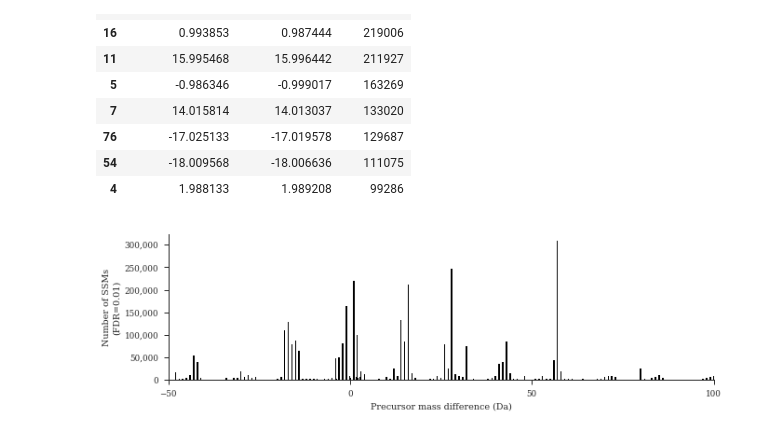
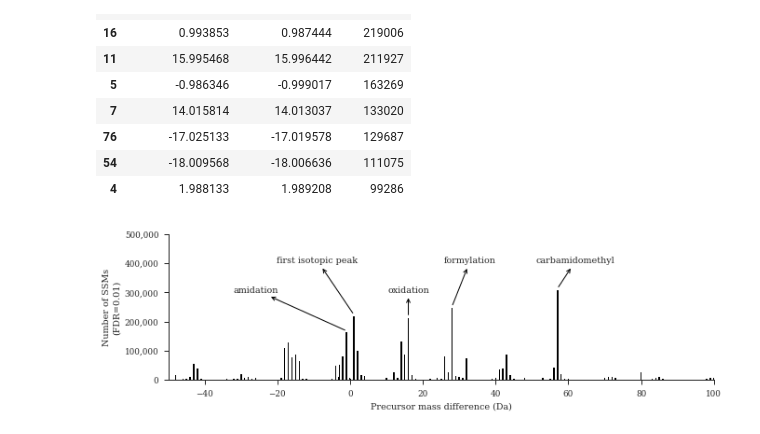
Before and after one commit to bittremieux/ANN-SoLo, a Jupyter notebook: notebooks/kim2014_stats.ipynb, the cells around one changed output. Drawn from its saved outputs; the diff is of its cells as text; code cells hidden in the pictures.

Commit message:
Annotate the most frequent modifications

```diff
--- a/notebooks/kim2014_stats.ipynb
+++ b/notebooks/kim2014_stats.ipynb
@@ -169,27 +169,38 @@ mass_groups.sort_values('num_ssms', ascending=False).head(10)
 # %%
 width = 7
 height = width / 1.618
 fig, ax = plt.subplots(figsize=(width * 1.5, height / 1.5))
 
 # Exclude unmodified SSMs.
 mask = mass_groups['mass_diff_median'].abs() > tol_mass
 ax.bar(mass_groups[mask]['mass_diff_median'], mass_groups[mask]['num_ssms'],
-       width=0.4, log=False, color='black')
+       width=0.4, color='black')
+
+# Annotate the most frequent modifications.
+modifications = [('carbamidomethyl', 5, 400000), ('formylation', 5, 400000),
+                 ('first isotopic peak', -10, 400000),
+                 ('oxidation', 0, 300000), ('amidation', -25, 300000)]
+for (annot, x, y), mass_group in zip(
+        modifications, mass_groups.sort_values(
+            'num_ssms', ascending=False).head(10)[1:].itertuples()):
+    ax.annotate(annot,
+                (mass_group.mass_diff_median, mass_group.num_ssms + 5000),
+                (mass_group.mass_diff_median + x, y),
+                arrowprops={'arrowstyle': '<-', 'linewidth': 1}, ha='center')
 
 ax.set_xlim((-50, 100))
+ax.set_ylim(0, 500000)
 
 # Format y-axis numbers.
 ax.yaxis.set_major_formatter(mticker.StrMethodFormatter('{x:,g}'))
 
 sns.despine(ax=ax)
 
-# Set tick labels at nice positions.
-ax.xaxis.set_major_locator(mticker.MultipleLocator(50))
 ax.set_xlabel('Precursor mass difference (Da)')
 ax.set_ylabel(f'Number of SSMs\n(FDR={max_fdr})')
 
 plt.savefig('mass_diff.pdf', dpi=300, bbox_inches='tight')
 plt.show()
 plt.close()
 # %% [output]
-[figure, old version]
+[figure, new version]
```
